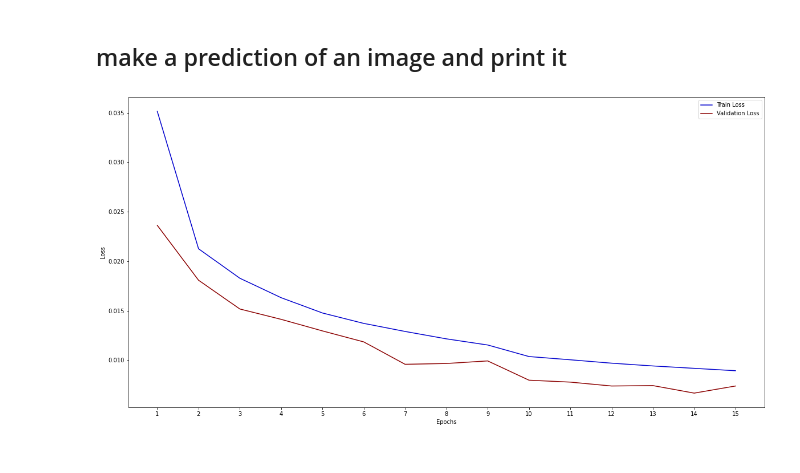
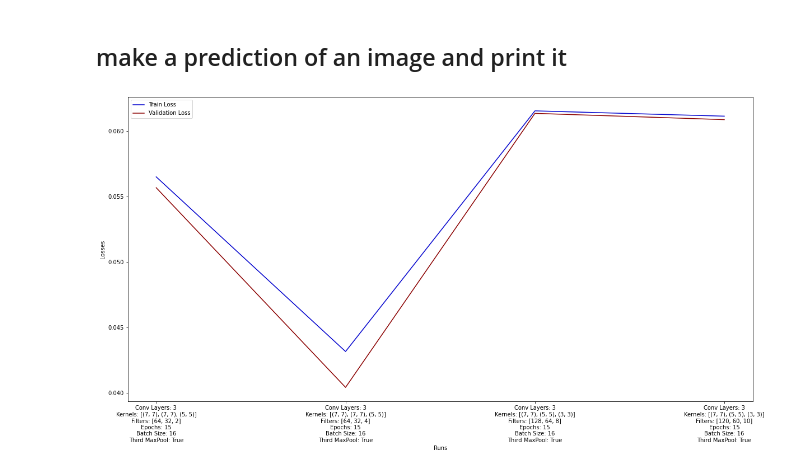
Before and after one commit to DemetrisKonst/Autoencoder_Dimensionality_Reduction, a Jupyter notebook: Autoencoder/notebook/Autoencoder.ipynb, the cells around one changed output. Saved outputs shown, nothing was run; the diff lists cells and outputs as text; code cells hidden in the pictures.

```diff
--- a/Autoencoder/notebook/Autoencoder.ipynb
+++ b/Autoencoder/notebook/Autoencoder.ipynb
@@ -124,10 +112,10 @@ def parse_labelset(filepath):
 # %%
 # EDIT THE PATHS OF THE DATASETS HERE
-train_images_path = os.path.join(".", "drive", "My Drive", "Colab Notebooks", "Project", "Project2", "Dataset", "train-images-idx3-ubyte")
-train_labels_path = os.path.join(".", "drive", "My Drive", "Colab Notebooks", "Project", "Project2", "Dataset", "train-labels-idx1-ubyte")
+train_images_path = os.path.join(".", "drive", "My Drive", "Uni", "Project", "training.dat")
+train_labels_path = os.path.join(".", "drive", "My Drive", "Uni", "Project", "training_labels.dat")
 
-test_images_path = os.path.join(".", "drive", "My Drive", "Colab Notebooks", "Project", "Project2", "Dataset", "t10k-images-idx3-ubyte")
-test_labels_path = os.path.join(".", "drive", "My Drive", "Colab Notebooks", "Project", "Project2", "Dataset", "t10k-labels-idx1-ubyte")
+test_images_path = os.path.join(".", "drive", "My Drive", "Uni", "Project", "test.dat")
+test_labels_path = os.path.join(".", "drive", "My Drive", "Uni", "Project", "test_labels.dat")
 
 
 # LOAD THE DATASETS HERE
@@ -355,6 +343,7 @@ def create_autoencoder(rows, columns, encoder, decoder):
 ## Loop for each configuration
 # %%
 histories = []
+encoders = []
 # %%
 for conf in configurations:
 
@@ -385,6 +374,7 @@ for conf in configurations:
 
   # save the history
   histories.append(history)
+  encoders.append(encoder)
 # %% [output]
 Model: "autoencoder"
 _________________________________________________________________
@@ -476,7 +472,7 @@ def show_graphs(histories, configurations):
     plt.show()
 # %% [markdown]
 ## make a prediction of an image and print it
-# %%
-show_experiment_graph(histories[0])
-# %% [output]
-[figure, removed]
+# %%
+show_graphs(histories, configurations)
+# %% [output]
+[figure, added]
```
Also changed, not shown: parts of 4 cells of this notebook, 16 other files.
